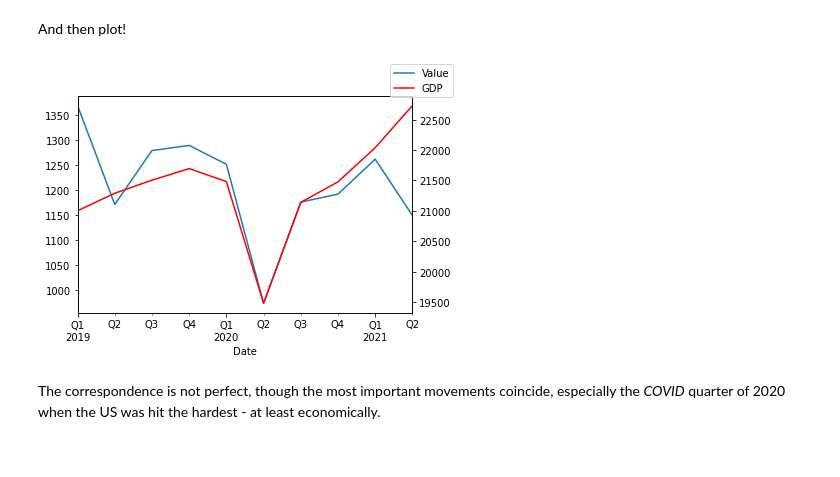
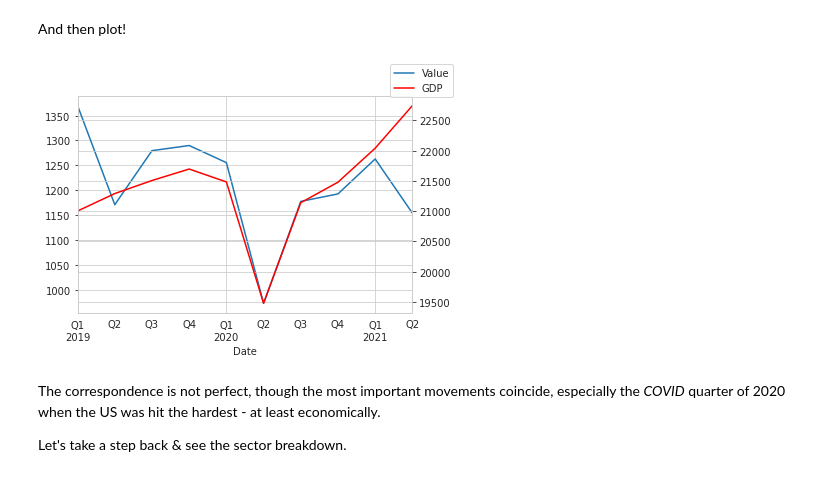
Before and after one commit to shokru/carbon_emissions, a Jupyter notebook: gdp_emissions.ipynb, the cells around one changed output. Cells and saved outputs as stored; diff of their text form; code cells hidden in the pictures.

```diff
--- a/gdp_emissions.ipynb
+++ b/gdp_emissions.ipynb
@@ -34,0 +36,9 @@ One important precision: each date is associated to its quarter. So January corr
+# %%
+sns.set_style("whitegrid")
+sns.relplot(
+    data = data_gdp,         # Data source
+    kind = "line",           # Graph type = line
+    x = "DATE",              # x-axis = Date column (of course!)
+    y = "GDP",               # y-axis = GDP
+    aspect = 2
+)
@@ -65,0 +80,10 @@ data_carbon
+# %%
+sns.set_style("whitegrid")
+sns.relplot(
+    data = data_carbon.query("Country == 'US'"),   # Data source
+    kind = "line",                                 # Graph type = line
+    x = "Date",                                    # x-axis = Date column (of course!)
+    y = "Value",                                   # y-axis = emission values
+    hue = "Sector",                                # Color = sector
+    aspect = 2
+)
@@ -116,10 +142,13 @@ And then plot!
 # %%
 ax = data_merged.plot(x = "Date", y = "Value", legend = False)
 ax2 = ax.twinx()
 data_merged.plot(x = "Date", y = "GDP", ax = ax2, legend = False, color = "r")
 ax.figure.legend()
+plt.rcParams["figure.figsize"]=(16, 10)
 plt.show()
 # %% [output]
-[figure, old version]
+[figure, new version]
 # %% [markdown]
 The correspondence is not perfect, though the most important movements coincide, especially the *COVID* quarter of 2020 when the US was hit the hardest - at least economically.
+
+Let's take a step back & see the sector breakdown.
```
Also changed, not shown: parts of 16 cells of this notebook.
